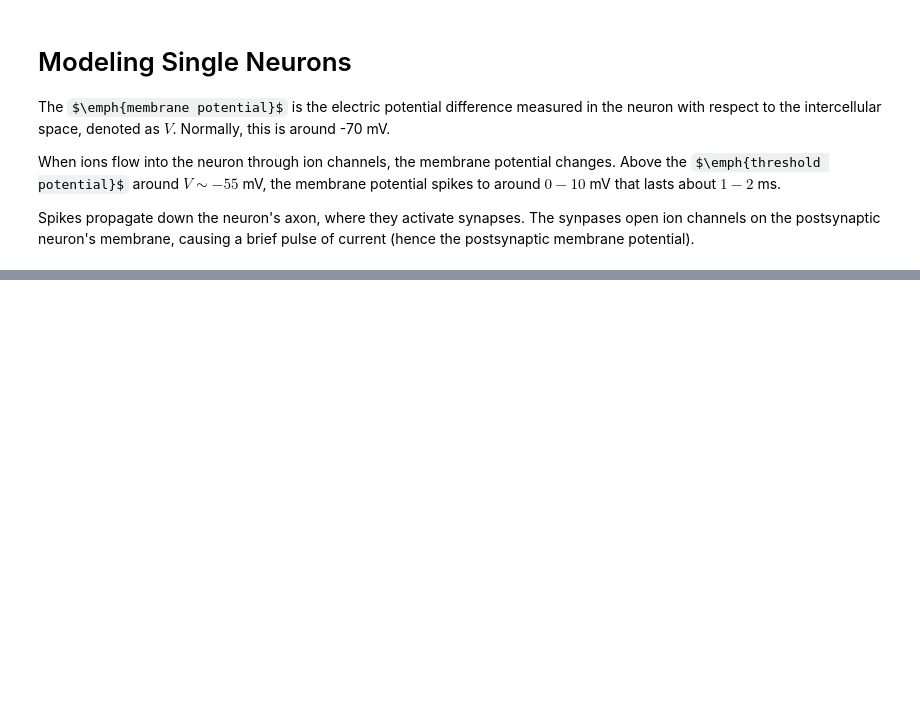
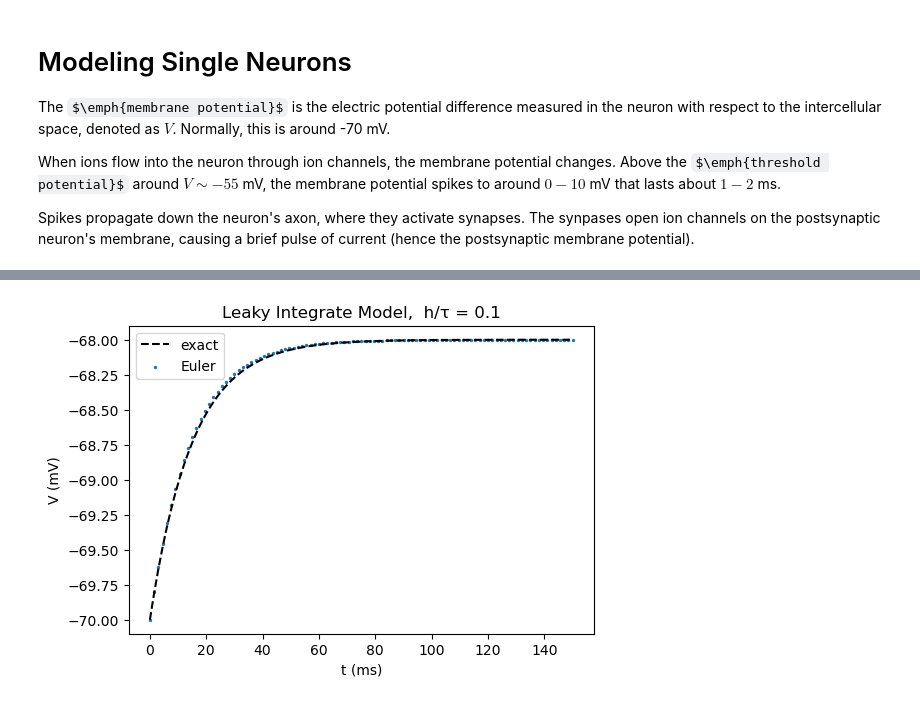
Before and after one commit to yuesha-yc/ModelingNeuralCircuits, a Jupyter notebook: NeuralDynamics.ipynb, the cells around one changed output, grey strips where cells are left out. Drawn from its saved outputs; the diff is of its cells as text; code cells hidden in the pictures; some formulas as TeX source; blank space fills up the shorter version.

Commit message:
Leaky integrator

```diff
--- a/NeuralDynamics.ipynb
+++ b/NeuralDynamics.ipynb
@@ -54,0 +58,42 @@ for h in hs:
+# %%
+# Euler's method
+
+# Parameters
+E_L = -72
+tau_m = 15
+
+# Initial conditions
+V0 = -70
+I0 = 4
+
+# Time
+t0 = 0.0
+T_end = 10 * tau_m
+
+# Derivative function
+f = lambda t, V: (- V + E_L + I0) / tau_m
+
+# Exact solution
+exact = lambda t: (V0 - E_L - I0) * np.exp(-t / tau_m) + E_L + I0
+
+# Step sizes to try
+hs = [0.1*tau_m]
+# methods = ["Euler", "RK2", "RK4"]
+methods = ["Euler"]
+
+for h in hs:
+    t_exact = np.arange(t0, T_end+h, h)
+    plt.figure()
+    plt.plot(t_exact, exact(t_exact), "k--", label="exact")
+    for m in methods:
+        T, P = dynamics_solve(f, D=1, t_0=t0, s_0=V0, h=h,
+                              N=int((T_end-t0)/h), method=m)
+        plt.scatter(T, P, label=m, s=2)
+    plt.title(f"Leaky Integrate Model,  h/τ = {h/tau_m:.2g}")
+    plt.xlabel("t (ms)")
+    plt.ylabel("V (mV)")
+    plt.legend()
+    plt.savefig(f"LeakyIntegrate_h{h:.2g}.png", dpi=300)
+    plt.show()
+# %% [output]
+[figure, added]
```
Also changed, not shown: parts of 9 cells of this notebook.
